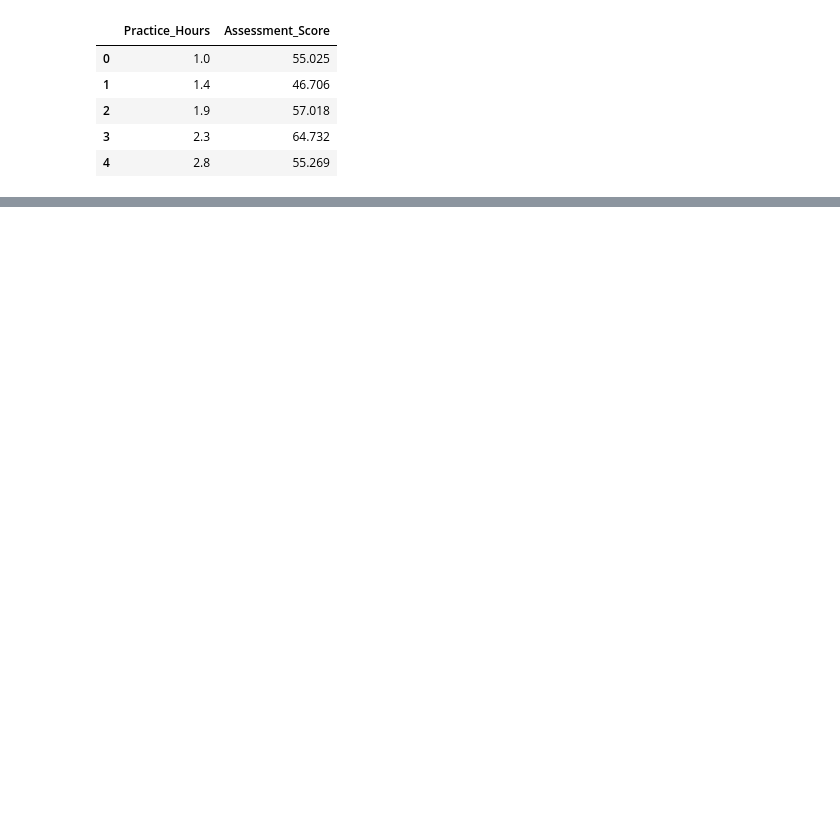
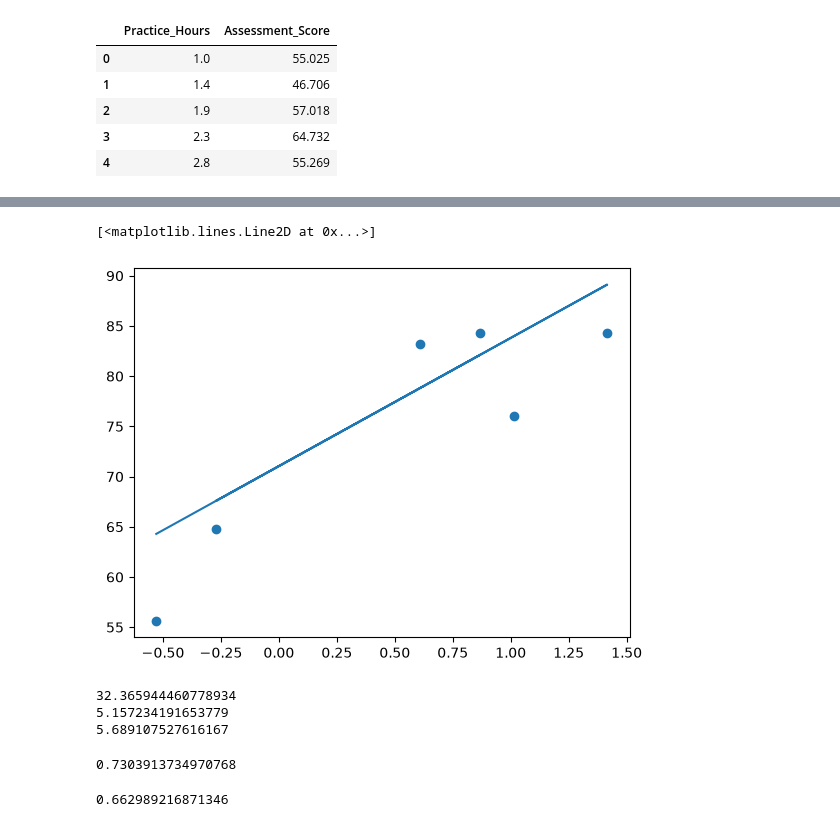
Before and after one commit to khanzahid2223/AI_Bootcamp, a Jupyter notebook: Linear Regression/Simple Linear Regressiom/hello.ipynb, the cells around one changed output, grey strips where cells are left out. Saved outputs shown, nothing was run; the diff lists cells and outputs as text; code cells hidden in the pictures; blank space fills up the shorter version.

```diff
--- a/Linear Regression/Simple Linear Regressiom/hello.ipynb
+++ b/Linear Regression/Simple Linear Regressiom/hello.ipynb
@@ -14,0 +105,9 @@ df.head()
+# %%
+#Prediction fro yest data
+y_pred=regression.predict(X_test)
+# %%
+plt.scatter(X_test,y_test)
+plt.plot(X_test,y_pred)
+# %% [output]
+[<matplotlib.lines.Line2D at 0x...>]
+[figure, added]
@@ -14,0 +117,11 @@ df.head()
+# %%
+mse=mean_squared_error(y_test,y_pred)
+mae=mean_absolute_error(y_test,y_pred)
+rmse=np.sqrt(mse)
+print(mse)
+print(mae)
+print(rmse)
+# %% [output]
+32.365944460778934
+5.157234191653779
+5.689107527616167
@@ -14,0 +130,10 @@ df.head()
+# %%
+score=r2_score(y_test,y_pred)
+print(score)
+# %% [output]
+0.7303913734970768
+# %%
+#Display Adjusted Rsquare
+1-(1-score)*(len(y_test)-1)/(len(y_test)-X_test.shape[1]-1)
+# %% [output]
+0.662989216871346
```
Also changed, not shown: parts of 23 cells of this notebook.
